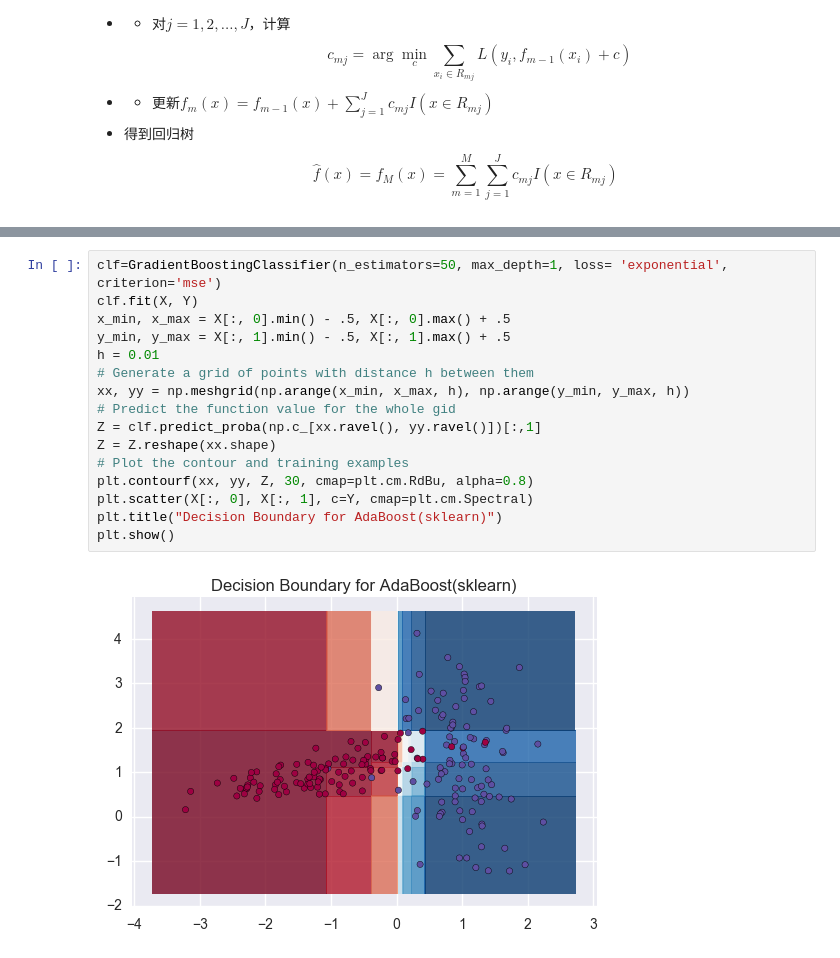
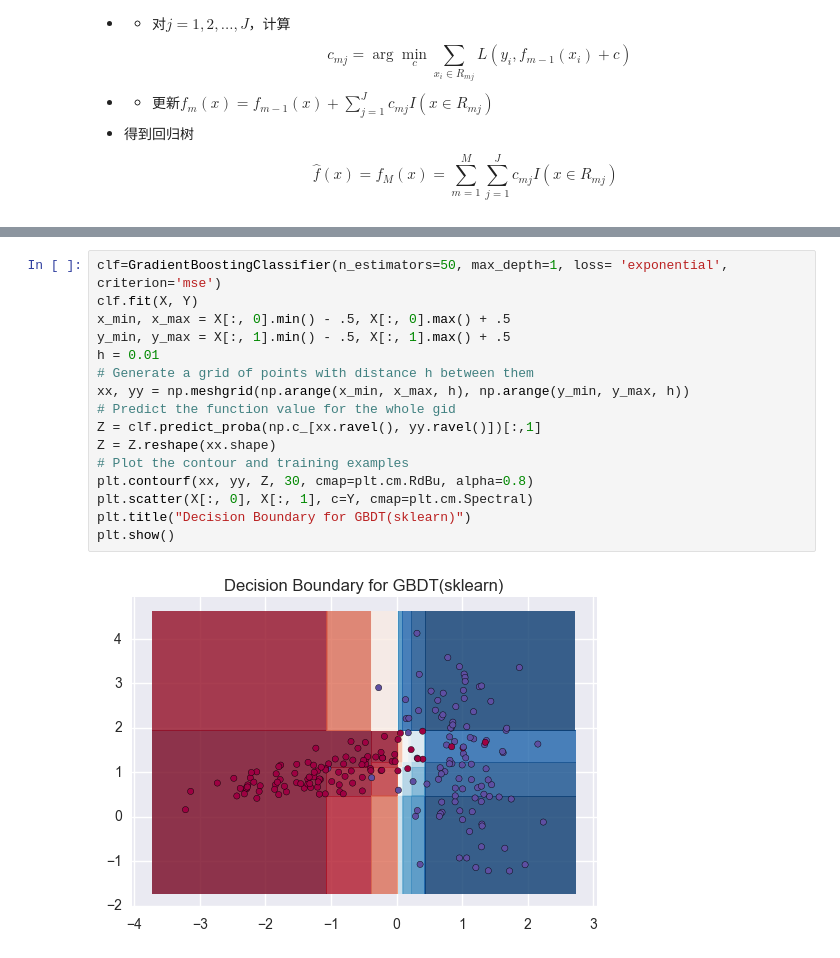
Before and after one commit to lixintong1992/Machine_Learning, a Jupyter notebook: AdaBoost/Boosting.ipynb, the cells around one changed output, grey strips where cells are left out. Drawn from its saved outputs; the diff is of its cells as text.

```diff
--- a/AdaBoost/Boosting.ipynb
+++ b/AdaBoost/Boosting.ipynb
@@ -218,21 +218,21 @@ plt.show()
 # %%
 clf=GradientBoostingClassifier(n_estimators=50, max_depth=1, loss= 'exponential', criterion='mse')
 clf.fit(X, Y)
 x_min, x_max = X[:, 0].min() - .5, X[:, 0].max() + .5
 y_min, y_max = X[:, 1].min() - .5, X[:, 1].max() + .5
 h = 0.01
 # Generate a grid of points with distance h between them
 xx, yy = np.meshgrid(np.arange(x_min, x_max, h), np.arange(y_min, y_max, h))
 # Predict the function value for the whole gid
 Z = clf.predict_proba(np.c_[xx.ravel(), yy.ravel()])[:,1]
 Z = Z.reshape(xx.shape)
 # Plot the contour and training examples
 plt.contourf(xx, yy, Z, 30, cmap=plt.cm.RdBu, alpha=0.8)
 plt.scatter(X[:, 0], X[:, 1], c=Y, cmap=plt.cm.Spectral)
-plt.title("Decision Boundary for AdaBoost(sklearn)")
+plt.title("Decision Boundary for GBDT(sklearn)")
 plt.show()
 # %% [output]
-[figure, old version]
+[figure, new version]
 # %%
 clf=AdaBoostClassifier(n_estimators=50, learning_rate=0.1,algorithm='SAMME' )
 clf.fit(X, Y)
```
Also changed, not shown: parts of 2 cells of this notebook.
